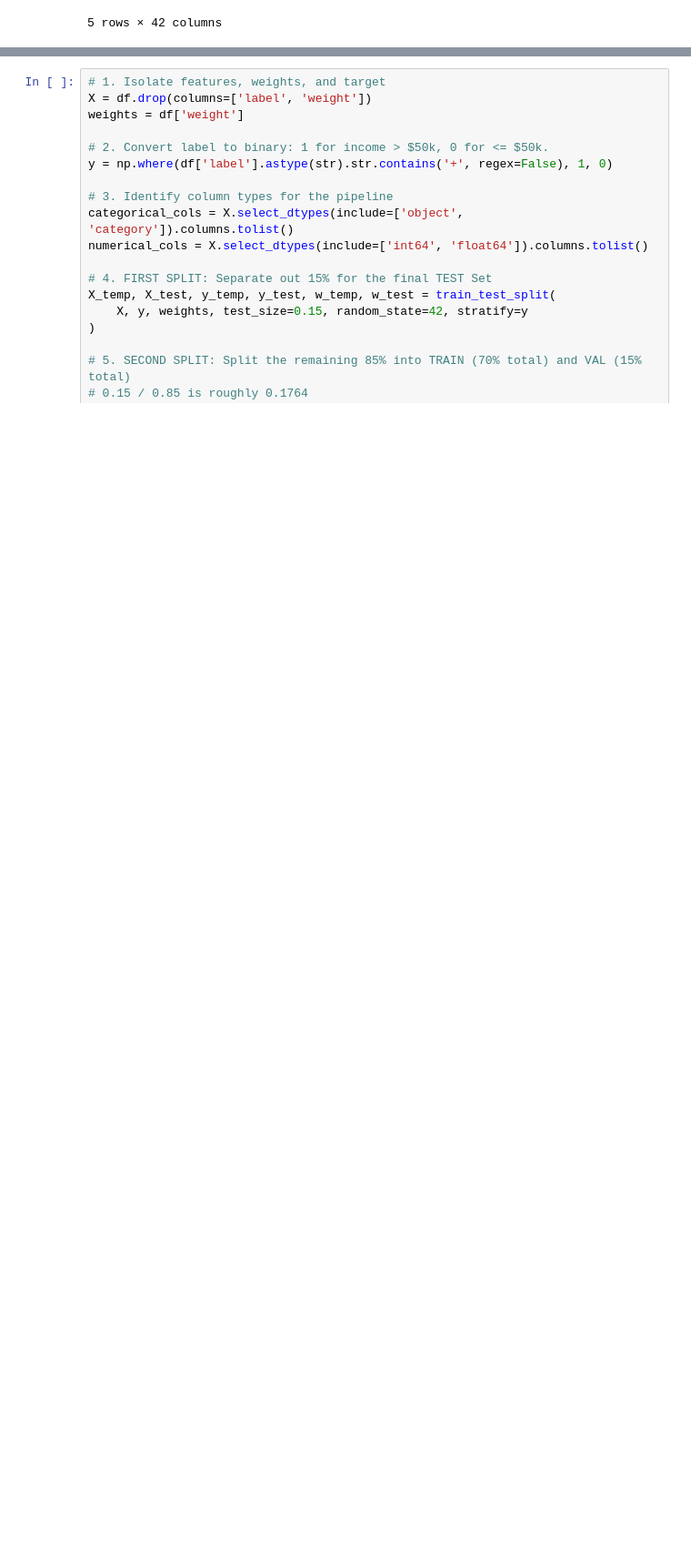
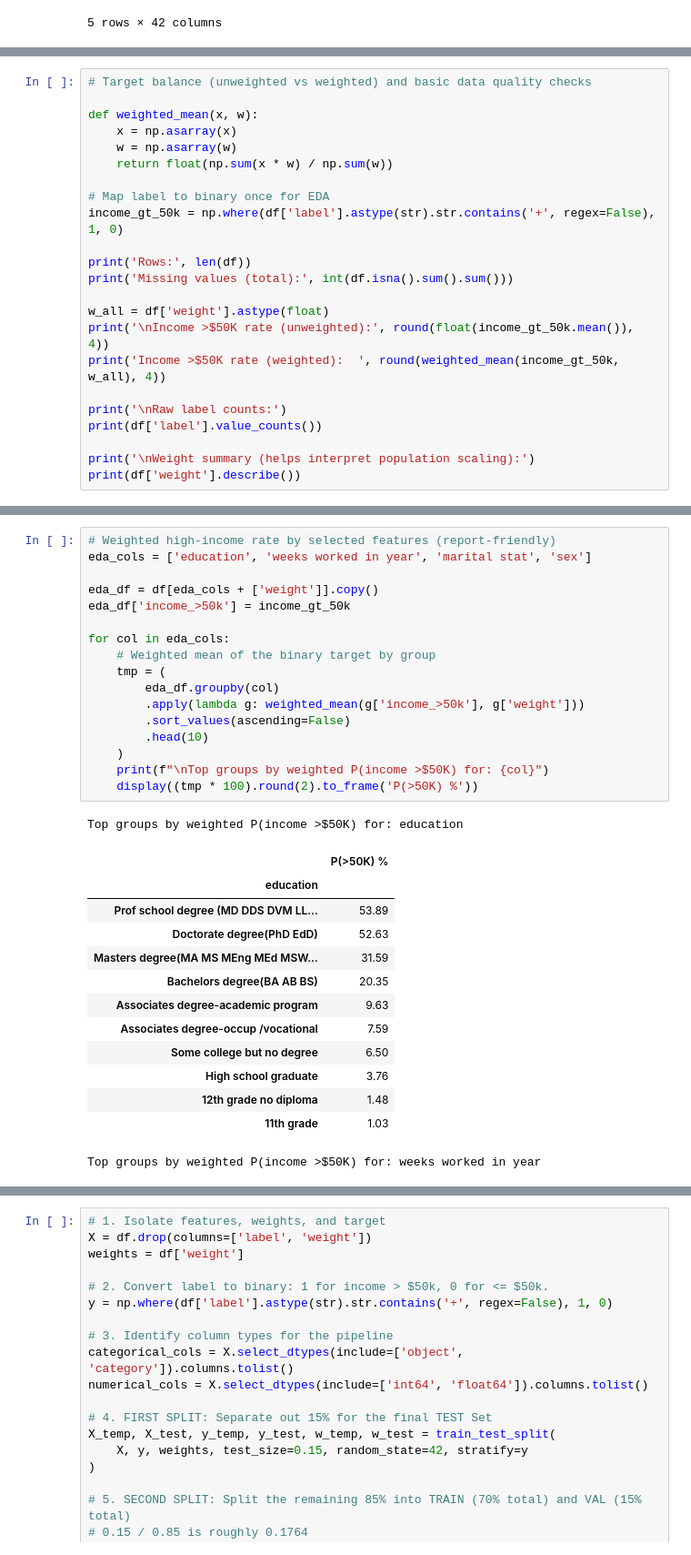
Before and after one commit to LiuXingyu627/takeHomeProject, a Jupyter notebook: classification.ipynb, the cells around one changed output, grey strips where cells are left out. Shown at 91% size. Saved outputs shown, nothing was run; the diff lists cells and outputs as text; blank space fills up the shorter version.

```diff
--- a/classification.ipynb
+++ b/classification.ipynb
@@ -60,0 +77,23 @@ df.head()
+# %%
+# Target balance (unweighted vs weighted) and basic data quality checks
+
+def weighted_mean(x, w):
+    x = np.asarray(x)
+    w = np.asarray(w)
+    return float(np.sum(x * w) / np.sum(w))
+
+# Map label to binary once for EDA
+income_gt_50k = np.where(df['label'].astype(str).str.contains('+', regex=False), 1, 0)
+
+print('Rows:', len(df))
+print('Missing values (total):', int(df.isna().sum().sum()))
+
+w_all = df['weight'].astype(float)
+print('\nIncome >$50K rate (unweighted):', round(float(income_gt_50k.mean()), 4))
+print('Income >$50K rate (weighted):  ', round(weighted_mean(income_gt_50k, w_all), 4))
+
+print('\nRaw label counts:')
+print(df['label'].value_counts())
+
+print('\nWeight summary (helps interpret population scaling):')
+print(df['weight'].describe())
@@ -60,0 +123,32 @@ df.head()
+# %%
+# Weighted high-income rate by selected features (report-friendly)
+eda_cols = ['education', 'weeks worked in year', 'marital stat', 'sex']
+
+eda_df = df[eda_cols + ['weight']].copy()
+eda_df['income_>50k'] = income_gt_50k
+
+for col in eda_cols:
+    # Weighted mean of the binary target by group
+    tmp = (
+        eda_df.groupby(col)
+        .apply(lambda g: weighted_mean(g['income_>50k'], g['weight']))
+        .sort_values(ascending=False)
+        .head(10)
+    )
+    print(f"\nTop groups by weighted P(income >$50K) for: {col}")
+    display((tmp * 100).round(2).to_frame('P(>50K) %'))
+# %% [output]
+Top groups by weighted P(income >$50K) for: education
+|  | P(>50K) % |
+| education |  |
+| Prof school degree (MD DDS DVM LL... | 53.89 |
+| Doctorate degree(PhD EdD) | 52.63 |
+| Masters degree(MA MS MEng MEd MSW... | 31.59 |
+| Bachelors degree(BA AB BS) | 20.35 |
+| Associates degree-academic program | 9.63 |
+| Associates degree-occup /vocational | 7.59 |
+| Some college but no degree | 6.50 |
+| High school graduate | 3.76 |
+| 12th grade no diploma | 1.48 |
+| 11th grade | 1.03 |
+Top groups by weighted P(income >$50K) for: weeks worked in year
```
Also changed, not shown: parts of 20 cells of this notebook.
